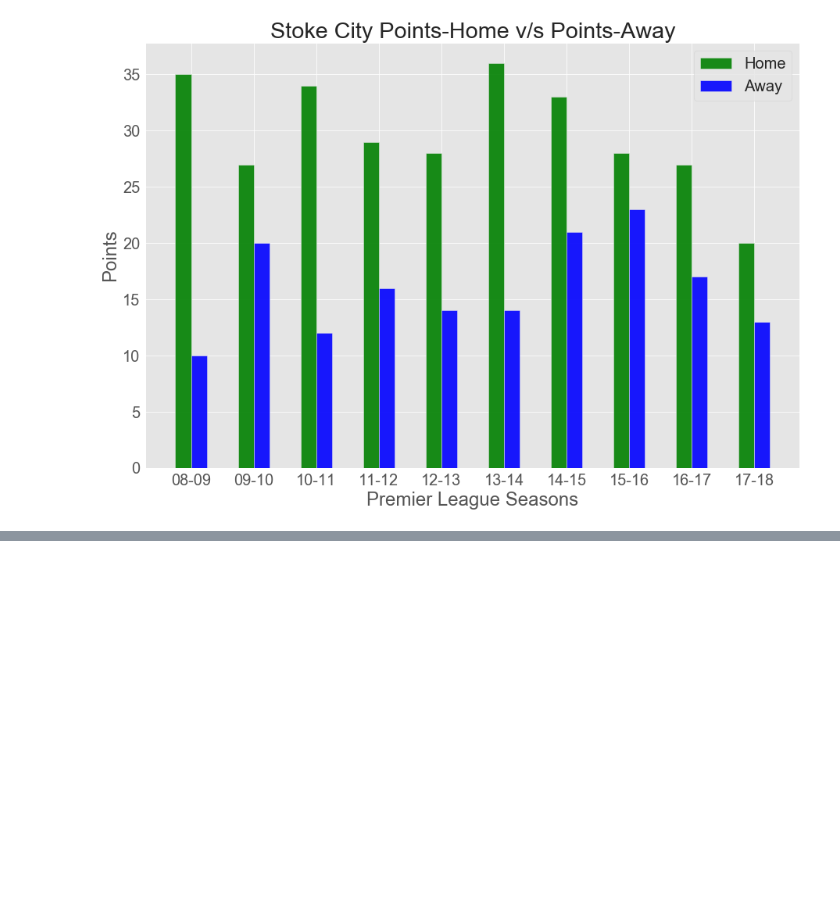
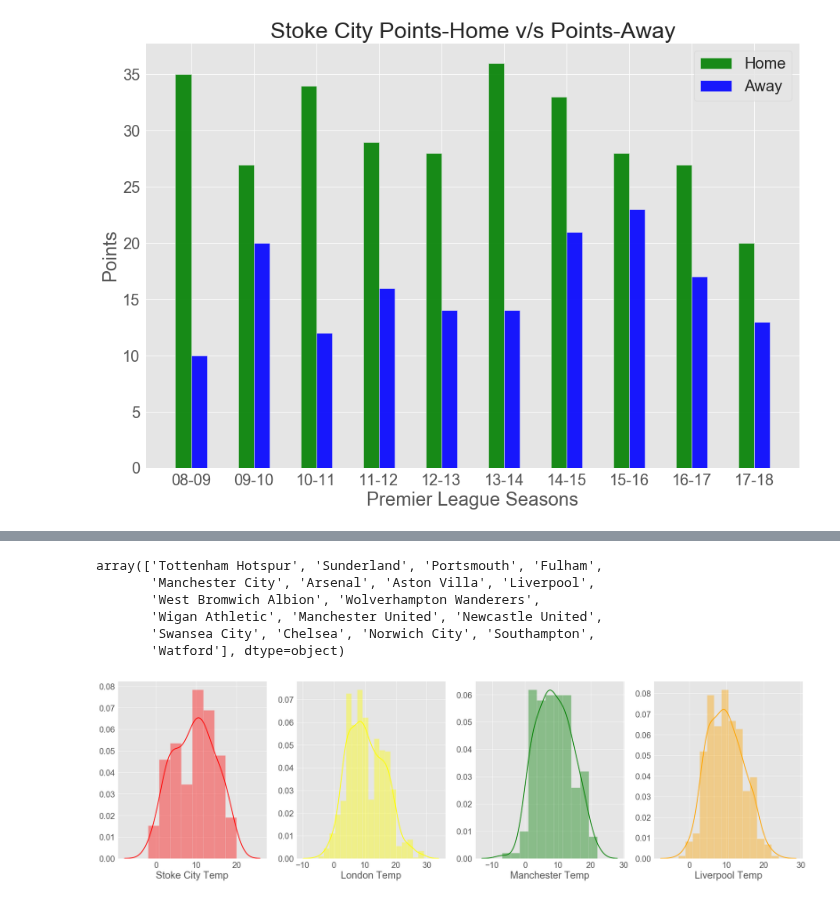
Before and after one commit to myfriendscallmeJ/a4, a Jupyter notebook: Project 4.ipynb, the cells around one changed output, grey strips where cells are left out. Drawn from its saved outputs; the diff is of its cells as text; code cells hidden in the pictures; blank space fills up the shorter version.

```diff
--- a/Project 4.ipynb
+++ b/Project 4.ipynb
@@ -974,0 +927,37 @@ Name: MintempC, dtype: float64
+# %%
+#Liverpool_wthr.isna().count()
+#HME_Stoke_Fix_wthr.info()
+#HME_Stoke_Fix_wthr.set_index('Kickoff')
+HME_Stoke_Fix_wthr['Date_time']=pd.to_datetime(HME_Stoke_Fix_wthr['Date'].astype(str)+' '+HME_Stoke_Fix_wthr['Kickoff'].astype(str))
+HME_Stoke_Fix_wthr.set_index('Date_time',inplace=True)
+HME_Stoke_Fix_wthr.head()
+Stoke_nights=HME_Stoke_Fix_wthr.between_time('16:00', '23:00')
+#Stoke_nights=Stoke_nights[Stoke_nights['TempC']<10]
+#Stoke_nights[(Stoke_nights['WeatherDesc']!='Sunny') &  (Stoke_nights['TempC']<10)]
+Stoke_nights.groupby(['Result'])['Result'].count()
+Stoke_nights['AwayTeam'].unique()
+#Stoke_nights
+# %% [output]
+array(['Tottenham Hotspur', 'Sunderland', 'Portsmouth', 'Fulham',
+       'Manchester City', 'Arsenal', 'Aston Villa', 'Liverpool',
+       'West Bromwich Albion', 'Wolverhampton Wanderers',
+       'Wigan Athletic', 'Manchester United', 'Newcastle United',
+       'Swansea City', 'Chelsea', 'Norwich City', 'Southampton',
+       'Watford'], dtype=object)
+# %%
+Liverpool_wthr.dropna(inplace=True)
+London_wthr.dropna(inplace=True)
+Manchester_wthr.dropna(inplace=True)
+fig = plt.figure(figsize=(30,8))
+plt.subplot(1,4,1)
+sns.distplot(Stoke_wthr["TempC"].astype(int),color='red',axlabel='Stoke City Temp')
+plt.subplot(1,4,2)
+sns.distplot(London_wthr["TempC"].astype(int),color='yellow',axlabel='London Temp')
+plt.subplot(1,4,3)
+sns.distplot(Manchester_wthr["TempC"].astype(int),color='green',axlabel='Manchester Temp')
+plt.subplot(1,4,4)
+sns.distplot(Liverpool_wthr["TempC"].astype(int),color='orange',axlabel='Liverpool Temp')
+
+plt.show()
+# %% [output]
+[figure, added]
```
Also changed, not shown: parts of 9 cells of this notebook.
